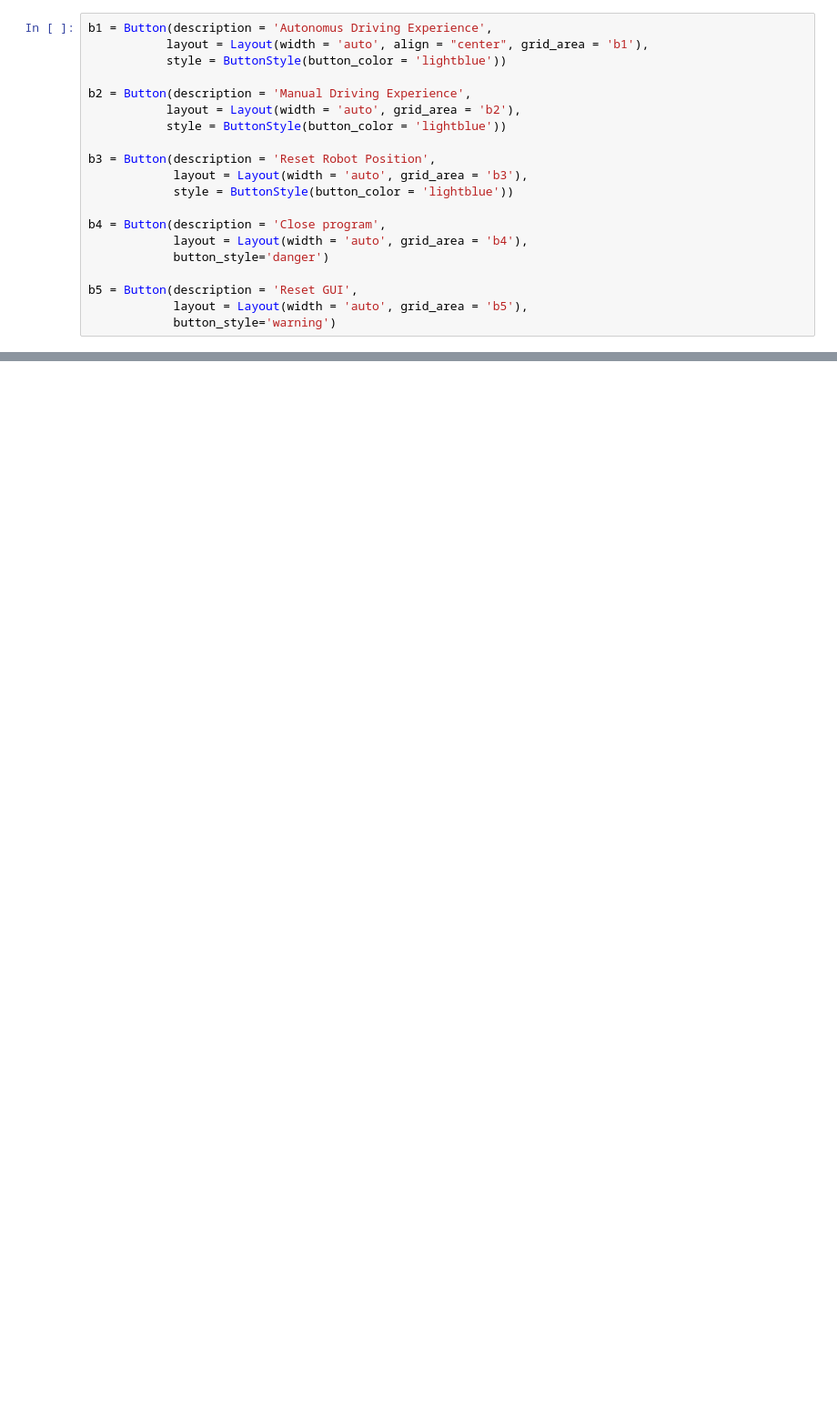
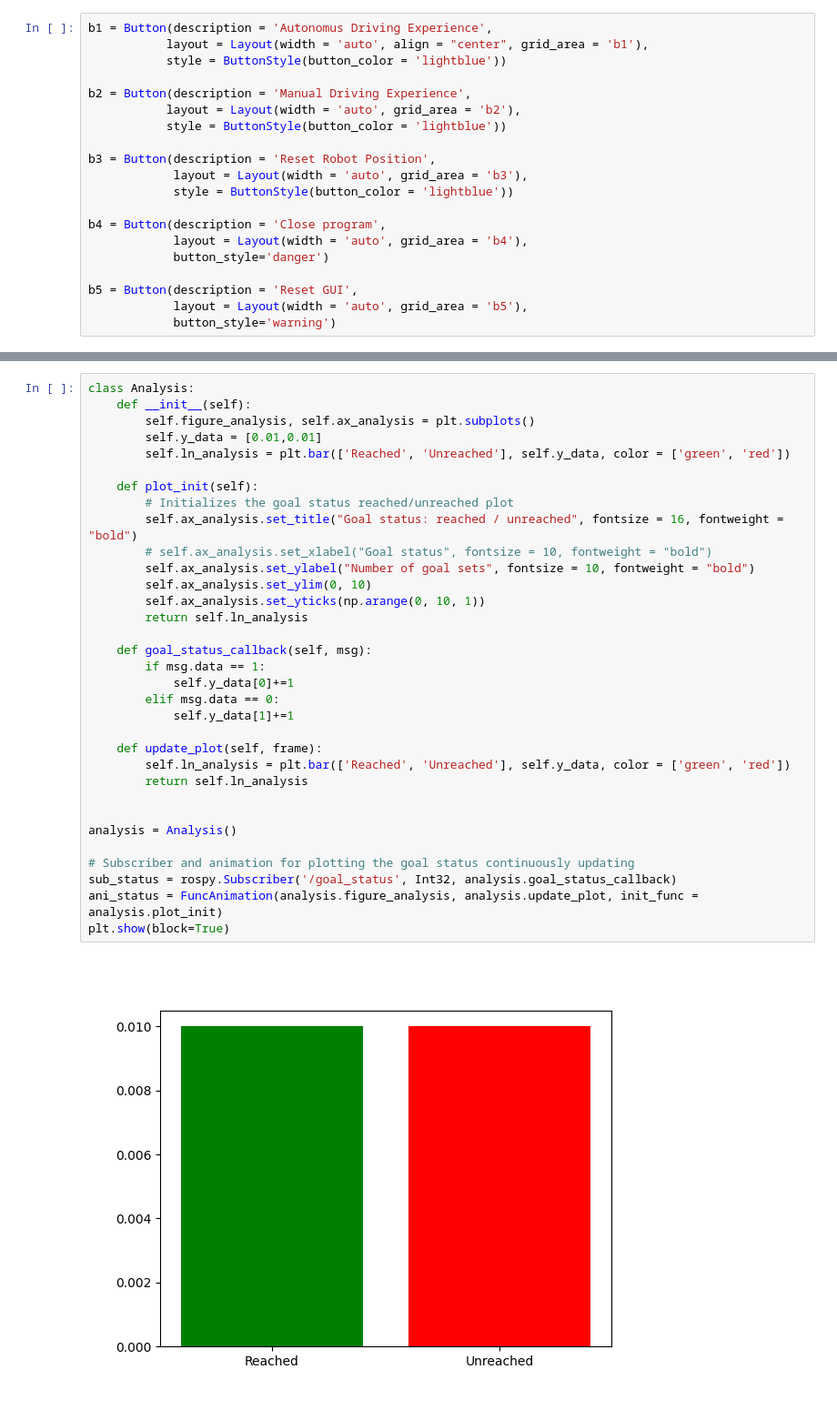
Before and after one commit to thomascampagnolo97/final_assignment, a Jupyter notebook: jupyter_notebook/UI_controller_data_visualizer.ipynb, the cells around one changed output, grey strips where cells are left out. Shown at 91% size. Drawn from its saved outputs; the diff is of its cells as text; blank space fills up the shorter version.

```diff
--- a/jupyter_notebook/UI_controller_data_visualizer.ipynb
+++ b/jupyter_notebook/UI_controller_data_visualizer.ipynb
@@ -355,0 +430,35 @@ GridBox(children=(Button(description='Autonomus Driving Experience', layout=Layo
+# %%
+class Analysis:
+    def __init__(self):
+        self.figure_analysis, self.ax_analysis = plt.subplots()
+        self.y_data = [0.01,0.01]
+        self.ln_analysis = plt.bar(['Reached', 'Unreached'], self.y_data, color = ['green', 'red'])
+
+    def plot_init(self):
+        # Initializes the goal status reached/unreached plot
+        self.ax_analysis.set_title("Goal status: reached / unreached", fontsize = 16, fontweight = "bold")
+        # self.ax_analysis.set_xlabel("Goal status", fontsize = 10, fontweight = "bold")
+        self.ax_analysis.set_ylabel("Number of goal sets", fontsize = 10, fontweight = "bold")
+        self.ax_analysis.set_ylim(0, 10)
+        self.ax_analysis.set_yticks(np.arange(0, 10, 1))
+        return self.ln_analysis
+
+    def goal_status_callback(self, msg):
+        if msg.data == 1:
+            self.y_data[0]+=1
+        elif msg.data == 0:
+            self.y_data[1]+=1
+
+    def update_plot(self, frame):
+        self.ln_analysis = plt.bar(['Reached', 'Unreached'], self.y_data, color = ['green', 'red'])
+        return self.ln_analysis
+
+
+analysis = Analysis()
+
+# Subscriber and animation for plotting the goal status continuously updating
+sub_status = rospy.Subscriber('/goal_status', Int32, analysis.goal_status_callback)
+ani_status = FuncAnimation(analysis.figure_analysis, analysis.update_plot, init_func = analysis.plot_init)
+plt.show(block=True)
+# %% [output]
+[figure, added]
```
Also changed, not shown: parts of 23 cells of this notebook, 2 other files.
